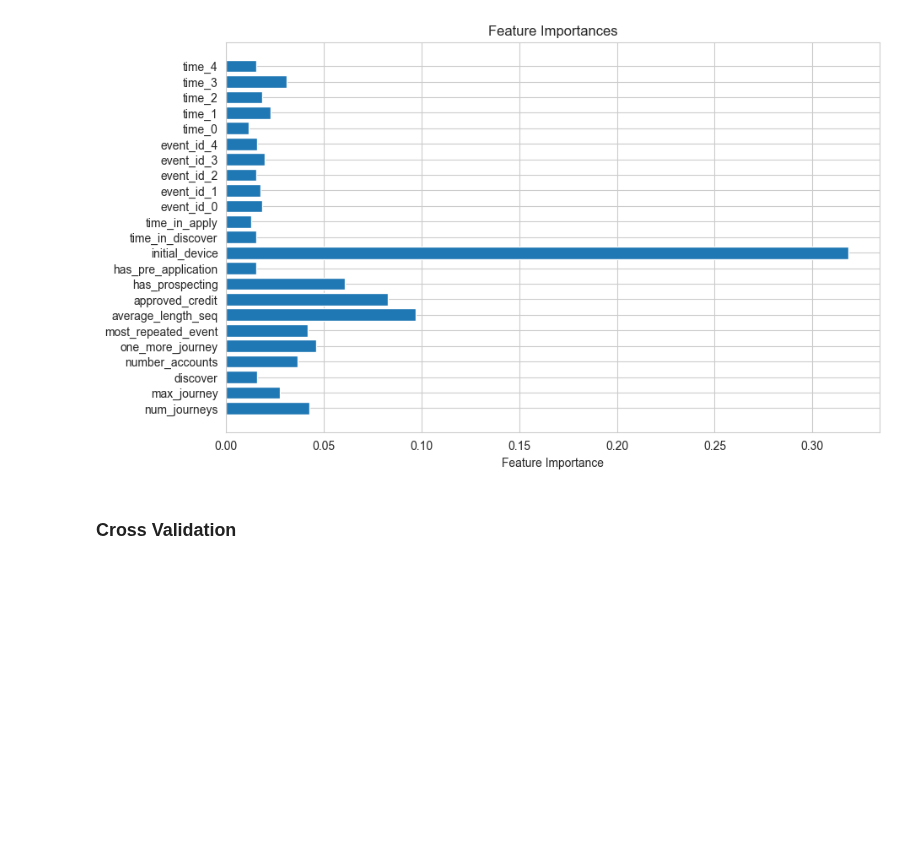
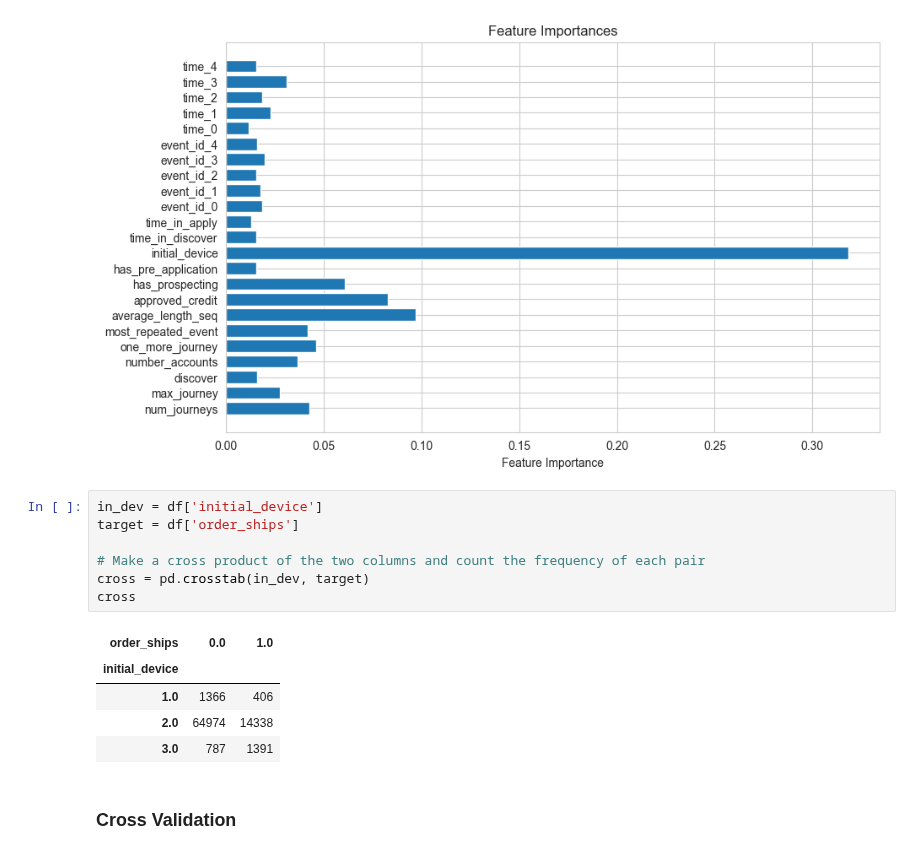
Before and after one commit to taroii/STATSM148, a Jupyter notebook: Python-Files/XGBoost-AxRy.ipynb, the cells around one changed output. Drawn from its saved outputs; the diff is of its cells as text; blank space fills up the shorter version.

Commit message:
added cross product tab

```diff
--- a/Python-Files/XGBoost-AxRy.ipynb
+++ b/Python-Files/XGBoost-AxRy.ipynb
@@ -471,6 +471,19 @@ plt.title('Feature Importances')
 plt.show()
 # %% [output]
 [figure]
+# %%
+in_dev = df['initial_device']
+target = df['order_ships']
+
+# Make a cross product of the two columns and count the frequency of each pair
+cross = pd.crosstab(in_dev, target)
+cross
+# %% [output]
+| order_ships | 0.0 | 1.0 |
+| initial_device |  |  |
+| 1.0 | 1366 | 406 |
+| 2.0 | 64974 | 14338 |
+| 3.0 | 787 | 1391 |
 # %% [markdown]
 ### Cross Validation
 # %%
```
